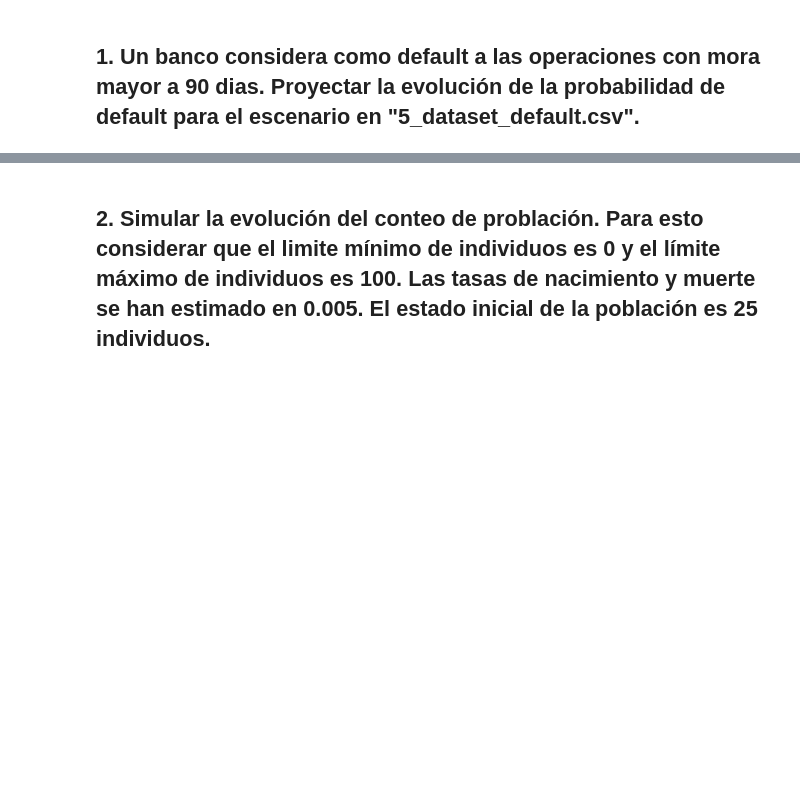
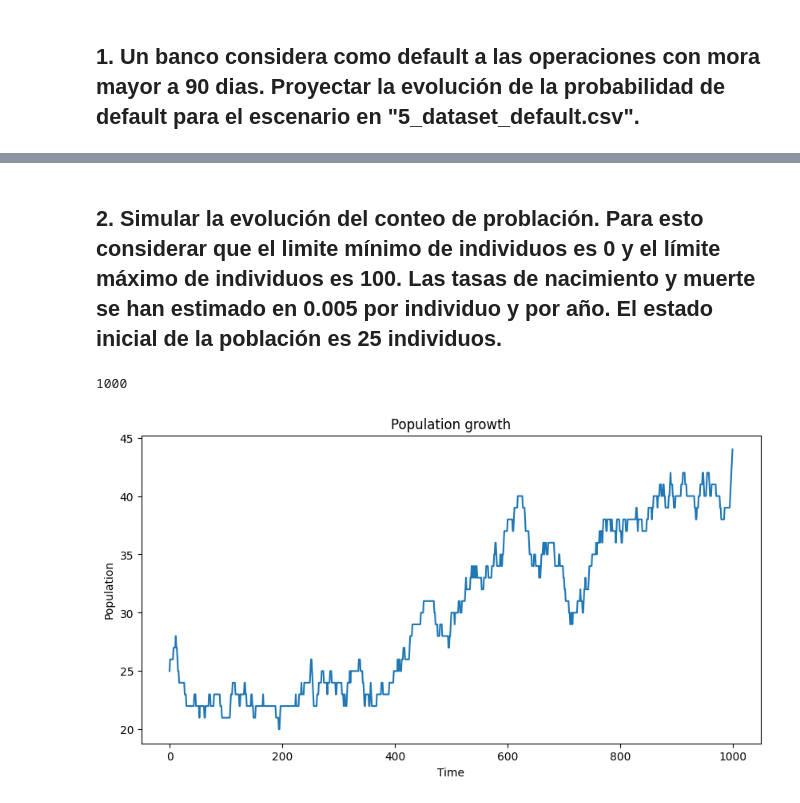
Before and after one commit to Lemito66/Maestria, a Jupyter notebook: Analisis_de_Riesgos/5_markov/5_problemas_practicos.ipynb, the cells around one changed output, grey strips where cells are left out. Cells and saved outputs as stored; diff of their text form; code cells hidden in the pictures; blank space fills up the shorter version.

```diff
--- a/Analisis_de_Riesgos/5_markov/5_problemas_practicos.ipynb
+++ b/Analisis_de_Riesgos/5_markov/5_problemas_practicos.ipynb
@@ -22,2 +9,36 @@ transition_matrix = [
 # %% [markdown]
-## **2. Simular la evolución del conteo de problación. Para esto considerar que el limite mínimo de individuos es 0 y el límite máximo de individuos es 100. Las tasas de nacimiento y muerte se han estimado en 0.005. El estado inicial de la población es 25 individuos.**
+## **2. Simular la evolución del conteo de problación. Para esto considerar que el limite mínimo de individuos es 0 y el límite máximo de individuos es 100. Las tasas de nacimiento y muerte se han estimado en 0.005 por individuo y por año. El estado inicial de la población es 25 individuos.**
+# %%
+limit_min = 0
+limit_max = 100
+population_init = 25
+# %%
+b_rate = 0.005 # naciomimento por individuo por año
+d_rate = 0.005 # muerte por individuo por año
+# %%
+n_times = 1000
+
+population_count = [population_init]
+population = population_init
+for t in range(n_times -1):
+    if limit_min < population < limit_max:
+        birth = 1 if np.random.rand() <= b_rate * population else 0
+        death = 1 if np.random.rand() <= d_rate * population else 0
+        population += birth - death
+
+    else:
+        population = population
+    population_count.append(population)
+
+print(population_count)
+# %% [output]
+1000
+# %%
+fig, ax = plt.subplots(1,1, figsize=(10,5))
+ax.plot(population_count)
+ax.set_xlabel('Time')
+ax.set_ylabel('Population')
+ax.set_title('Population growth')
+plt.show()
+# %% [output]
+[figure, added]
```
Also changed, not shown: parts of 6 cells of this notebook, 1 other file.
